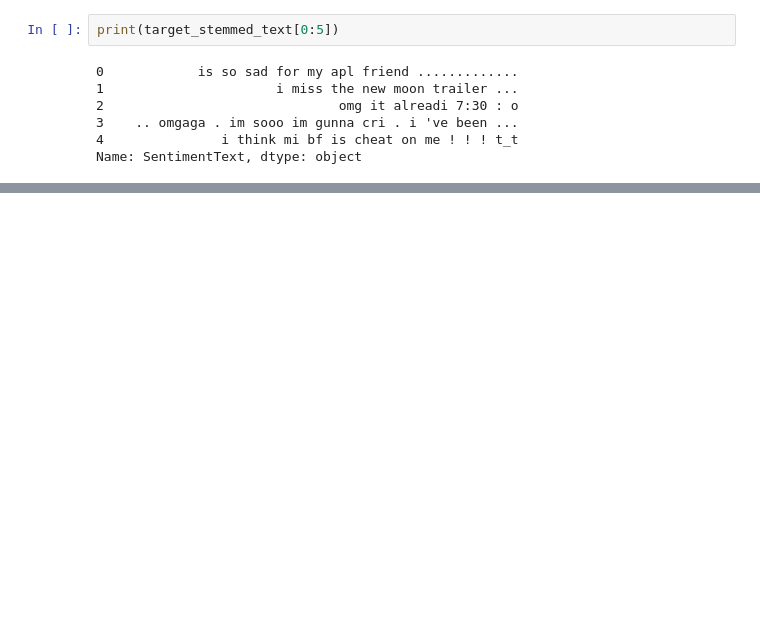
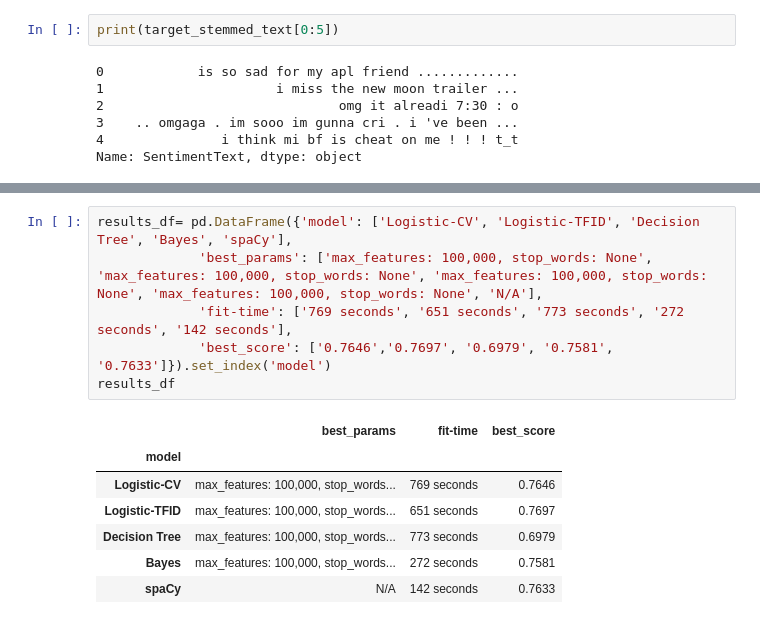
Before and after one commit to dsinghg/aiml-capstone, a Jupyter notebook: Capstone-sentiment-anal.ipynb, the cells around one changed output, grey strips where cells are left out. Saved outputs shown, nothing was run; the diff lists cells and outputs as text; blank space fills up the shorter version.

Commit message:
Add files via upload
Revised to add additional models, especially the spaCy library

```diff
--- a/Capstone-sentiment-anal.ipynb
+++ b/Capstone-sentiment-anal.ipynb
@@ -431,0 +491,14 @@ pd.DataFrame(X_train_vect.toarray(), columns = cvect.get_feature_names_out()).he
+# %%
+results_df= pd.DataFrame({'model': ['Logistic-CV', 'Logistic-TFID', 'Decision Tree', 'Bayes', 'spaCy'],
+             'best_params': ['max_features: 100,000, stop_words: None', 'max_features: 100,000, stop_words: None', 'max_features: 100,000, stop_words: None', 'max_features: 100,000, stop_words: None', 'N/A'],
+             'fit-time': ['769 seconds', '651 seconds', '773 seconds', '272 seconds', '142 seconds'],
+             'best_score': ['0.7646','0.7697', '0.6979', '0.7581', '0.7633']}).set_index('model')
+results_df
+# %% [output]
+|  | best_params | fit-time | best_score |
+| model |  |  |  |
+| Logistic-CV | max_features: 100,000, stop_words... | 769 seconds | 0.7646 |
+| Logistic-TFID | max_features: 100,000, stop_words... | 651 seconds | 0.7697 |
+| Decision Tree | max_features: 100,000, stop_words... | 773 seconds | 0.6979 |
+| Bayes | max_features: 100,000, stop_words... | 272 seconds | 0.7581 |
+| spaCy | N/A | 142 seconds | 0.7633 |
```
Also changed, not shown: parts of 48 cells of this notebook.
